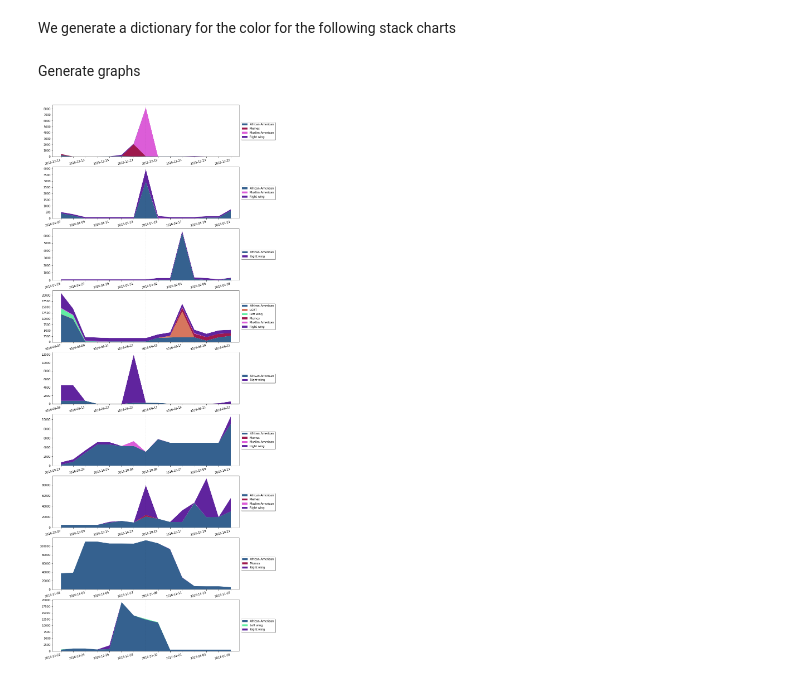
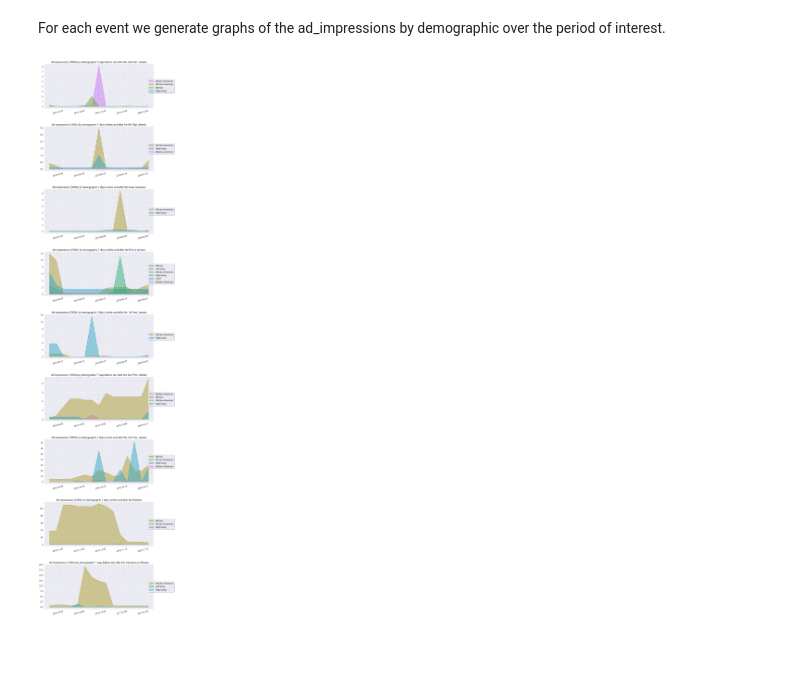
Before and after one commit to ALotOfData/data-512-a5, a Jupyter notebook: src/analysis.ipynb, the cells around one changed output. Saved outputs shown, nothing was run; the diff lists cells and outputs as text; code cells hidden in the pictures; blank space fills up the shorter version.

Commit message:
Improved analysis and images

```diff
--- a/src/analysis.ipynb
+++ b/src/analysis.ipynb
@@ -83,2 +332,3 @@ ctr_by_spend_and_count = summary_by_demographic[['ad_spend', 'ad_count', 'ad_imp
 # %%
-ctr_by_spend_and_count.sort_values(by='Click through rate', ascending=False)
+sorted_demographics = summary_by_demographic['Click through rate'].sort_values(ascending=False)
+sorted_demographics_multiples = (sorted_demographics / 0.009)
@@ -206,14 +474,14 @@ def get_date_range(middle_date_string, days):
         yield current_date
         current_date = current_date + timedelta(days=1)
 # %%
-def get_stackplot_data(rows, event_date_string):
+def get_plot_data(rows, event_date_string):
     plot_data = []
     labels = []
     for demographic in rows['demographic'].unique():
         labels.append(demographic)
 
         demographic_ads_rows = rows[rows['demographic'] == demographic]
-        ads_for_demographic_by_date = demographic_ads_rows.groupby('active_date').agg({'ad_clicks': 'sum'}).ad_clicks #demographic_ads_rows['active_date'].value_counts().sort_index()
+        ads_for_demographic_by_date = demographic_ads_rows.groupby('active_date').agg({'ad_clicks': 'sum'}).ad_clicks
 
         values = []
         date_indexes = []
@@ -231,9 +499,3 @@ def get_stackplot_data(rows, event_date_string):
         plot_data.append(ads_for_demographic_by_date.sort_index())
 
     return plot_data, labels
-# %%
-rows_for_dates = ads_dates_expanded[political_events['12/29/2016']['mask']]
-
-demographic_ads_rows = rows_for_dates[rows_for_dates['demographic'] == 'African-American']
-
-demographic_ads_rows.groupby('active_date').agg({'ad_impressions': 'sum'}).ad_impressions
@@ -258,8 +504,6 @@ Name: ad_impressions, dtype: int64
 # %%
 for key, dictionary in political_events.items():
     rows_for_dates = ads_dates_expanded[dictionary['mask']]
-    plot_data, labels = get_stackplot_data(rows_for_dates, key)
+    plot_data, labels = get_plot_data(rows_for_dates, key)
     dictionary['plot_data'] = plot_data
     dictionary['labels'] = labels
-# %% [markdown]
-We generate a dictionary for the color for the following stack charts
@@ -278,41 +510,59 @@ def get_color_map(labels):
-# %% [markdown]
-Generate graphs
+# %% [markdown]
+For each event we generate graphs of the ad_impressions by demographic over the period of interest.
 # %%
+# Contrast, Font scale and linewidth
+sns.set_context("notebook", font_scale=1.5, rc={"lines.linewidth": 1.5})
+
+# Create a date formatter for the appropriate date format
 date_form = DateFormatter("%Y-%m-%d")
+
 event_count = len(political_events)
 event_date_strings = list(political_events.keys())
-fig, axs = plt.subplots(event_count, figsize=(12, event_count*4))
+
+# Create event_count subplots with width 14 and a total eight of 8*event_count
+fig, axs = plt.subplots(event_count, figsize=(14, event_count*8))
+
+# Leave a 0.4 inch space between each graph
+plt.subplots_adjust(hspace=0.4)
+
 for i in range(event_count):
     # Get the date and date string of the event we are graphing
     event_date_string = event_date_strings[i]
     event_date = pd.to_datetime(event_date_string)
 
     # Get the data and labels for the plot
     plot_data = political_events[event_date_string]['plot_data']
     labels = political_events[event_date_string]['labels']
     dates_to_plot = [x for x in plot_data[0].index]
 
     # Get the axis object from matplotlib
     ax = axs[i]
 
+    # Set font size
+    ax.tick_params(labelsize=15)
+
     # Add a line for the event date
     ax.axvline(event_date, linestyle='--', linewidth=1, c='black')
 
     # Each graph has its own x axis
     ax.set_xticks(dates_to_plot)
 
     # X label dates with yyyy-mm-dd format
     ax.xaxis.set_major_formatter(date_form)
 
     # Plot values for date ascending, the color map ensures the same demographic is
     # always drown using the same color
-    ax.stackplot(dates_to_plot, plot_data, labels=labels, colors=get_color_map(labels))
+    for i in range(len(labels)):
+        ax.plot(dates_to_plot, np.array(plot_data[i])/1000, label=None, color=get_cmap([labels[i]])[0])
+        ax.fill_between(dates_to_plot, np.array(plot_data[i])/1000, label=labels[i], color=get_cmap([labels[i]])[0], alpha=0.5)
+
     ax.legend(loc='right', ncol=1, bbox_to_anchor=(1.2, .5), shadow=True)
     label_index = 1
+    ax.set_title('Ad impressions (1000x) by demographic 7 days before and after the ' + political_events[event_date_string]['event_name'])
     for label in ax.get_xticklabels():
                 label.set_ha('right')
                 label.set_rotation(15)
-                label.set_visible(label_index%2)
+                label.set_visible(label_index%3 == 0)
                 label_index += 1
 # %% [output]
-[figure, old version]
+[figure, new version]
```
Also changed, not shown: parts of 33 cells of this notebook, 13 other files.
